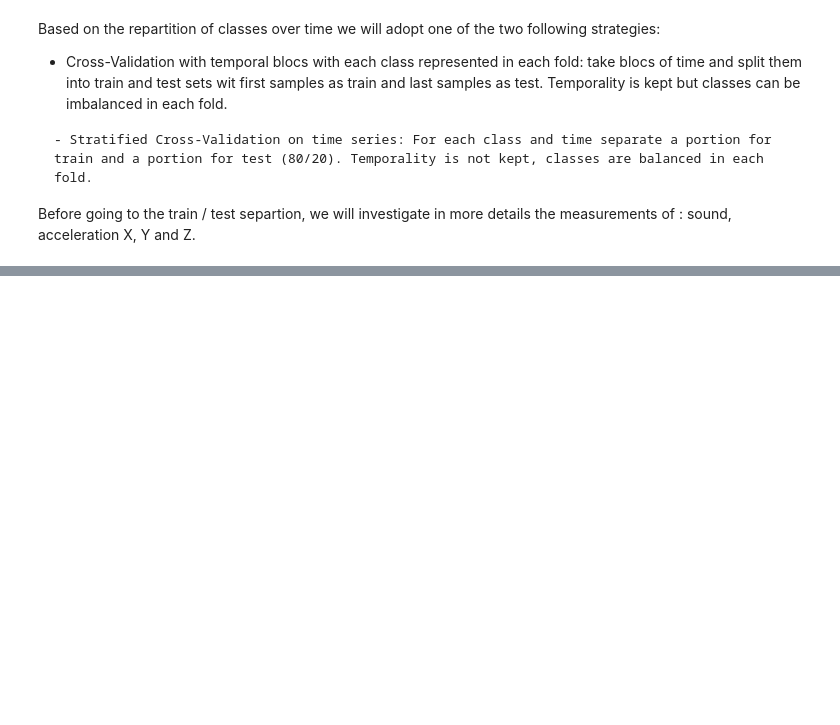
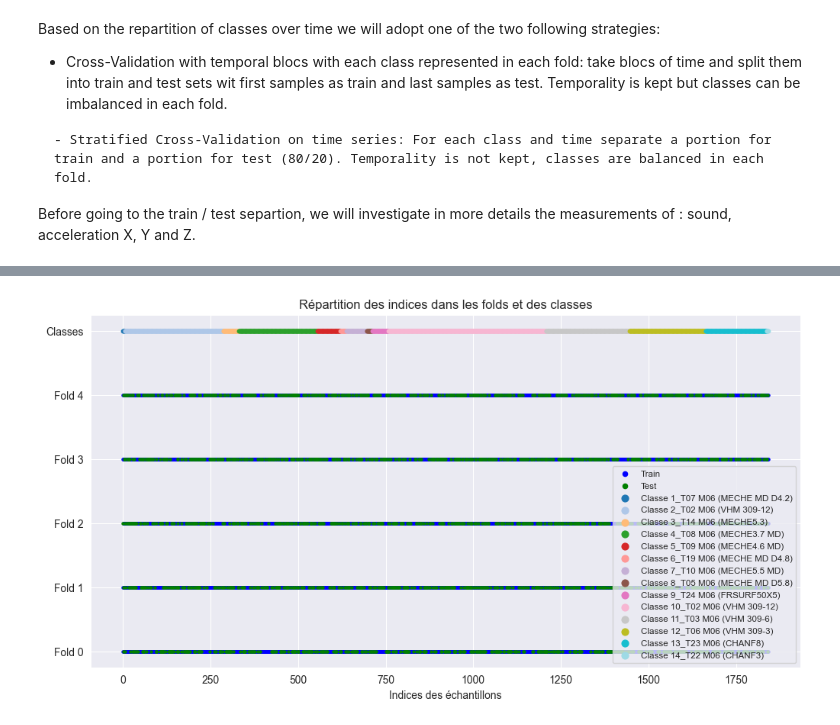
Before and after one commit to JuliuChe/TB_ML_Manufacturing, a Jupyter notebook: notebooks_AI/notebooks/machineLearning_time_series.ipynb, the cells around one changed output, grey strips where cells are left out. Cells and saved outputs as stored; diff of their text form; code cells hidden in the pictures; blank space fills up the shorter version.

```diff
--- a/notebooks_AI/notebooks/machineLearning_time_series.ipynb
+++ b/notebooks_AI/notebooks/machineLearning_time_series.ipynb
@@ -722,0 +902,4 @@ KeyboardInterrupt:
+# %%
+df=df.set_index("nb", drop=False)
+# %%
+label_counts=df['label'].value_counts()
@@ -722,0 +924,14 @@ KeyboardInterrupt:
+# %%
+condensedLabelLst=[]
+for row in df.iterrows():
+    if 'VHM' in row[1]['label']:
+        condensedLabelLst.append('VHM')
+    if 'CHANF' in row[1]['label']:
+        condensedLabelLst.append('CHANF')
+    if ('MECHE' in row[1]['label']) and ('MD'in row[1]['label']):
+        condensedLabelLst.append('MECHMD')
+    if ('MECHE' in row[1]['label']) and (not 'MD' in row[1]['label']):
+        condensedLabelLst.append('MECHE')
+    if ('FRSURF' in row[1]['label']):
+        condensedLabelLst.append('FRSURF')
+df=pd.concat([df, pd.DataFrame({'condensedLabel':condensedLabelLst})], axis=1)
@@ -722,0 +993,43 @@ KeyboardInterrupt:
+# %%
+#Prepare a plot of distribution of data in each fold
+import matplotlib.pyplot as plt
+from matplotlib import colormaps
+import matplotlib as mpl
+
+# Création de la figure
+fig, ax = plt.subplots(figsize=(12, 6))
+# Labels des classes
+labels=Y.unique()
+# Nombre de folds + 1 pour la barre des classes
+nbFolds = len(foldData) + 1
+
+# Création des barres pour chaque fold
+for i, (train_index, test_index) in enumerate(foldData):
+    y_train = np.full(len(train_index), i)  # Position des barres train
+    y_test = np.full(len(test_index), i)  # Position des barres test
+    ax.scatter(train_index, y_train, color="blue", s=5, label="Train" if i == 0 else "")
+    ax.scatter(test_index, y_test, color="green", s=5, label="Test" if i == 0 else "")
+
+# Ajout de la dernière barre pour la distribution des classes
+y_classes = np.full(len(Y), nbFolds - 1)  # Dernière ligne pour les classes
+
+# Attribution d'une couleur par classe
+tab20 = mpl.colormaps['tab20'].resampled(len(labels))
+class_colors = {label: tab20.colors[i] for i, label in enumerate(labels)}
+
+for label in labels:
+    indices = np.where(Y == label)[0]
+    y_classes = np.full(len(indices), nbFolds - 1)
+    ax.scatter(indices, y_classes, color=class_colors[label], s=10, label=f"Classe {label}")
+
+# Configuration de l'axe
+ax.set_yticks(range(nbFolds))
+ax.set_yticklabels([f"Fold {i}" for i in range(len(foldData))] + ["Classes"])
+ax.set_xlabel("Indices des échantillons")
+ax.set_title("Répartition des indices dans les folds et des classes")
+ax.legend(loc="lower right", markerscale=2, fontsize="small")
+
+# Afficher la visualisation
+plt.show()
+# %% [output]
+[figure, added]
```
Also changed, not shown: parts of 41 cells of this notebook, 15 other files.
